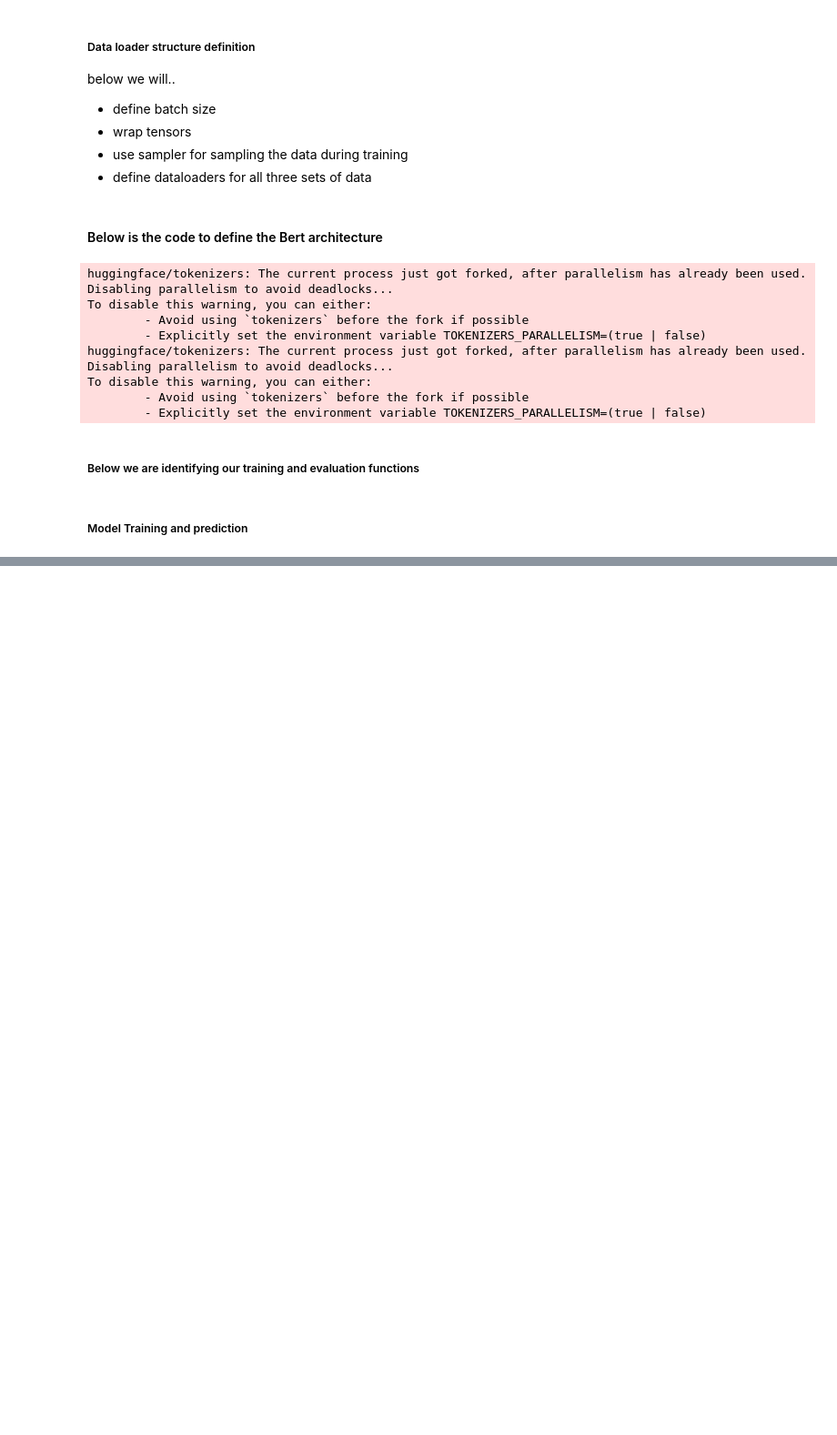
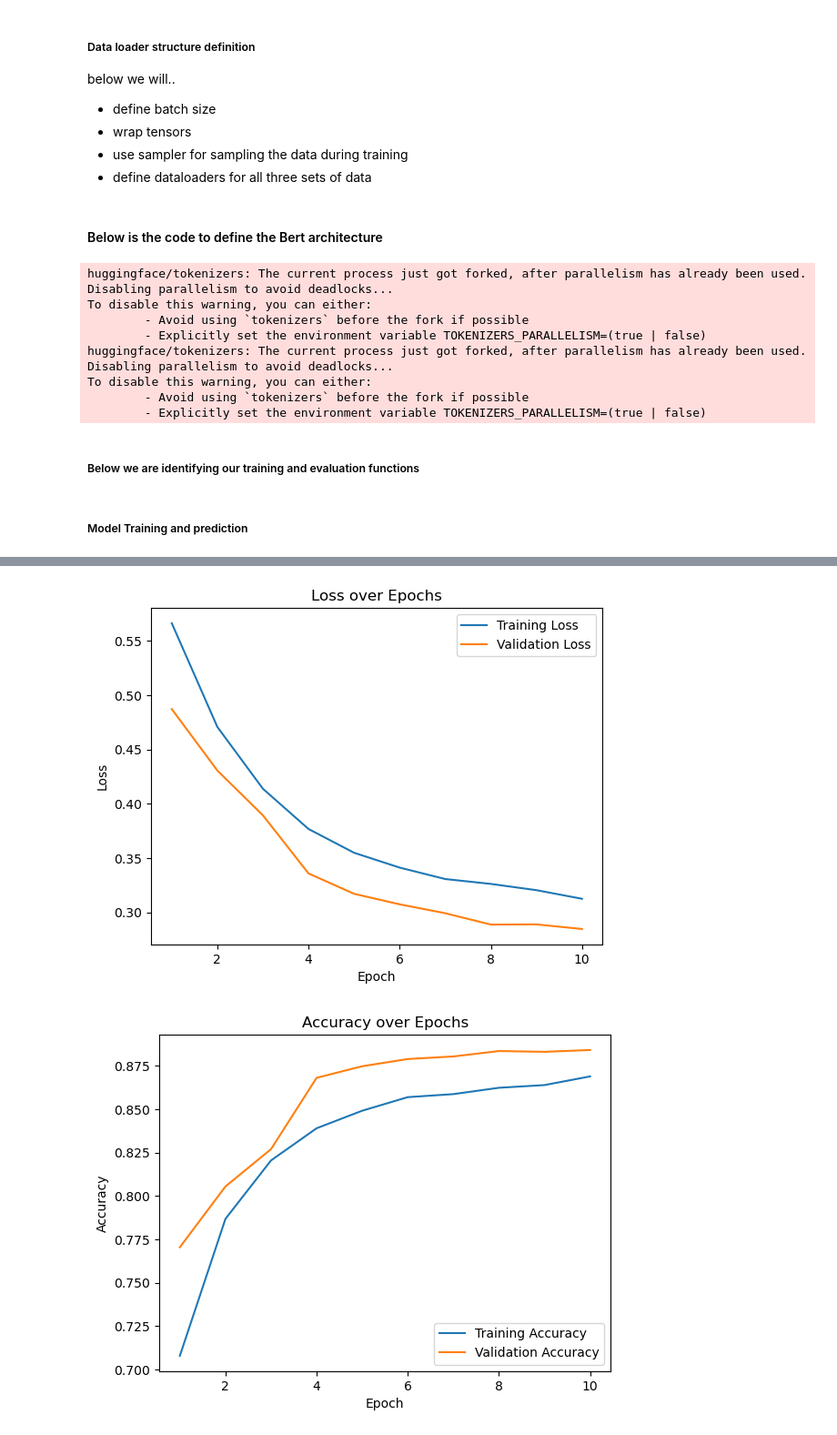
Before and after one commit to djl1626/DS6050-Final-Project, a Jupyter notebook: BERT.ipynb, the cells around one changed output, grey strips where cells are left out. Shown at 91% size. Saved outputs shown, nothing was run; the diff lists cells and outputs as text; code cells hidden in the pictures; blank space fills up the shorter version.

Commit message:
added plots for training/val loss and accuracy

```diff
--- a/BERT.ipynb
+++ b/BERT.ipynb
@@ -244,20 +244,28 @@ def eval_epoch(dataloader):
 ##### Model Training and prediction
 # %%
 train_losses, val_losses = [], []
+train_accuracies, val_accuracies = [], []
+
 best_val_loss = float('inf')
 
 for epoch in range(epochs):
     print(f"\nEpoch {epoch+1}/{epochs}")
 
+
     train_loss, train_acc = train_epoch(train_dataloader)
+
     val_loss, val_acc = eval_epoch(val_dataloader)
+
 
     train_losses.append(train_loss)
     val_losses.append(val_loss)
+    train_accuracies.append(train_acc)
+    val_accuracies.append(val_acc)
 
     print(f"Train Loss: {train_loss:.4f} | Train Acc: {train_acc:.4f}")
     print(f"Val   Loss: {val_loss:.4f} | Val   Acc: {val_acc:.4f}")
 
+
     if val_loss < best_val_loss:
         best_val_loss = val_loss
         torch.save(model.state_dict(), "best_bert_model.pt")
@@ -281,0 +290,25 @@ Val   Loss: 0.2753 | Val   Acc: 0.8870
+# %%
+import matplotlib.pyplot as plt
+
+epochs_range = range(1, epochs + 1)
+
+#plotting loss
+plt.plot(epochs_range, train_losses, label='Training Loss')
+plt.plot(epochs_range, val_losses, label='Validation Loss')
+plt.xlabel('Epoch')
+plt.ylabel('Loss')
+plt.title('Loss over Epochs')
+plt.legend()
+plt.show()
+
+#plotting accuracy
+plt.plot(epochs_range, train_accuracies, label='Training Accuracy')
+plt.plot(epochs_range, val_accuracies, label='Validation Accuracy')
+plt.xlabel('Epoch')
+plt.ylabel('Accuracy')
+plt.title('Accuracy over Epochs')
+plt.legend()
+plt.show()
+# %% [output]
+[figure, added]
+[figure, added]
```
Also changed, not shown: parts of 4 cells of this notebook.
